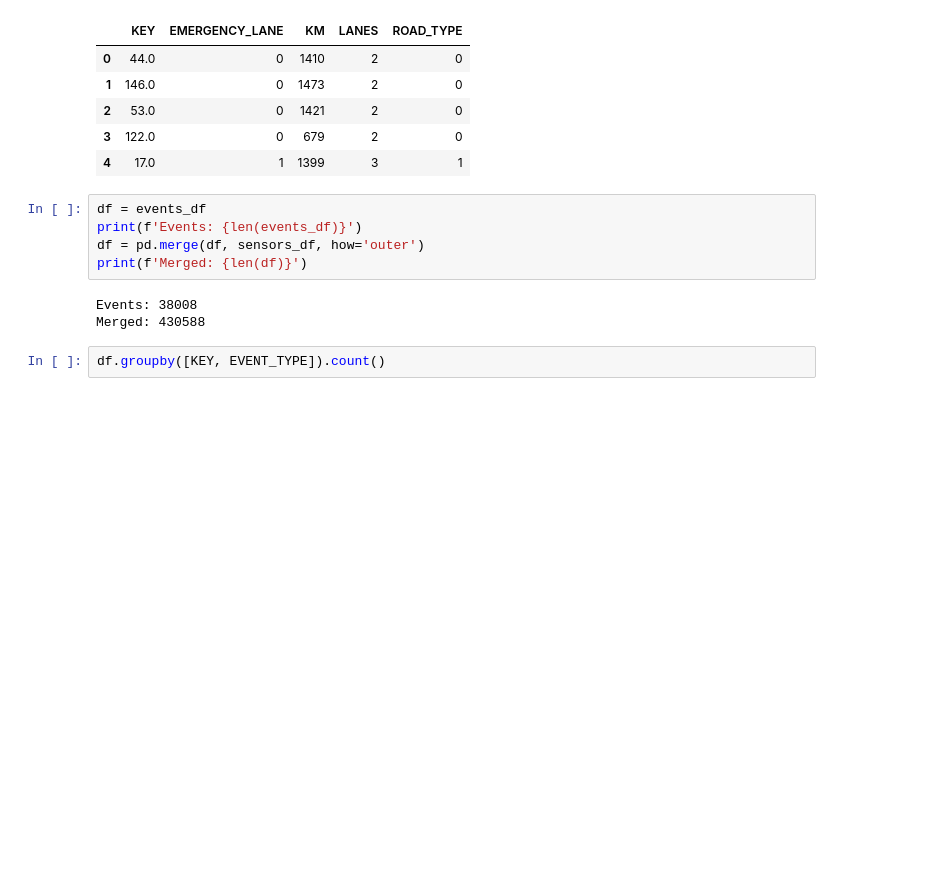
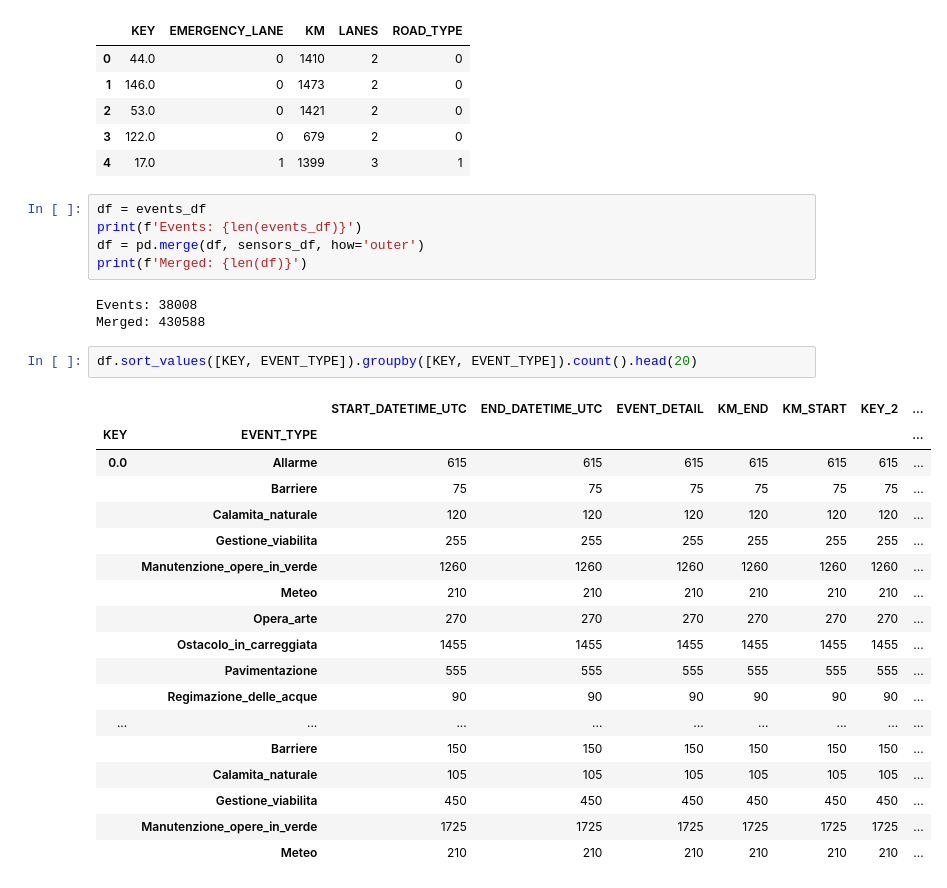
Before and after one commit to gianpy15/DMProject, a Jupyter notebook: notebooks/merger.ipynb, the cells around one changed output. Saved outputs shown, nothing was run; the diff lists cells and outputs as text; blank space fills up the shorter version.

```diff
--- a/notebooks/merger.ipynb
+++ b/notebooks/merger.ipynb
@@ -43,5 +43,24 @@ print(f'Merged: {len(df)}')
 Events: 38008
 Merged: 430588
 # %%
-df.groupby([KEY, EVENT_TYPE]).count()
+df.sort_values([KEY, EVENT_TYPE]).groupby([KEY, EVENT_TYPE]).count().head(20)
+# %% [output]
+|  |  | START_DATETIME_UTC | END_DATETIME_UTC | EVENT_DETAIL | KM_END | KM_START | KEY_2 | ... |
+| KEY | EVENT_TYPE |  |  |  |  |  |  | ... |
+| 0.0 | Allarme | 615 | 615 | 615 | 615 | 615 | 615 | ... |
+|  | Barriere | 75 | 75 | 75 | 75 | 75 | 75 | ... |
+|  | Calamita_naturale | 120 | 120 | 120 | 120 | 120 | 120 | ... |
+|  | Gestione_viabilita | 255 | 255 | 255 | 255 | 255 | 255 | ... |
+|  | Manutenzione_opere_in_verde | 1260 | 1260 | 1260 | 1260 | 1260 | 1260 | ... |
+|  | Meteo | 210 | 210 | 210 | 210 | 210 | 210 | ... |
+|  | Opera_arte | 270 | 270 | 270 | 270 | 270 | 270 | ... |
+|  | Ostacolo_in_carreggiata | 1455 | 1455 | 1455 | 1455 | 1455 | 1455 | ... |
+|  | Pavimentazione | 555 | 555 | 555 | 555 | 555 | 555 | ... |
+|  | Regimazione_delle_acque | 90 | 90 | 90 | 90 | 90 | 90 | ... |
+| ... | ... | ... | ... | ... | ... | ... | ... | ... |
+|  | Barriere | 150 | 150 | 150 | 150 | 150 | 150 | ... |
+|  | Calamita_naturale | 105 | 105 | 105 | 105 | 105 | 105 | ... |
+|  | Gestione_viabilita | 450 | 450 | 450 | 450 | 450 | 450 | ... |
+|  | Manutenzione_opere_in_verde | 1725 | 1725 | 1725 | 1725 | 1725 | 1725 | ... |
+|  | Meteo | 210 | 210 | 210 | 210 | 210 | 210 | ... |
 # %%
```
Also changed, not shown: parts of 6 cells of this notebook, 1 other file.
